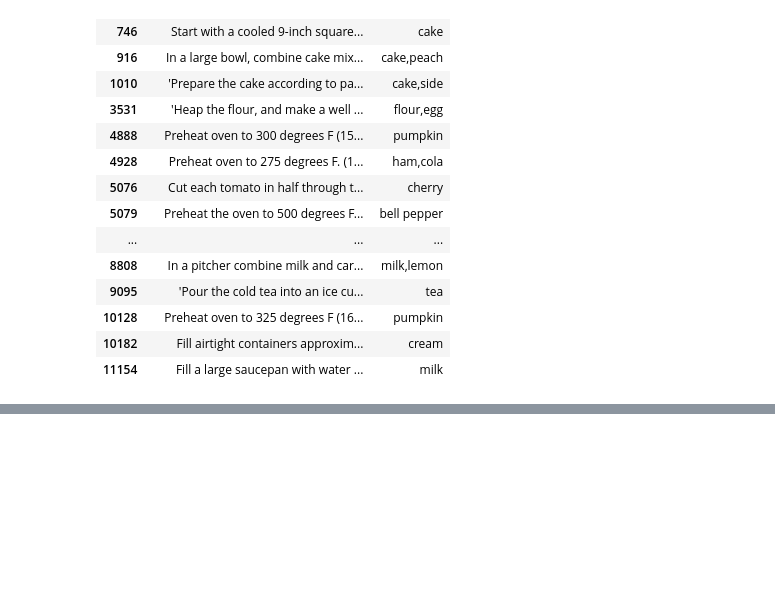
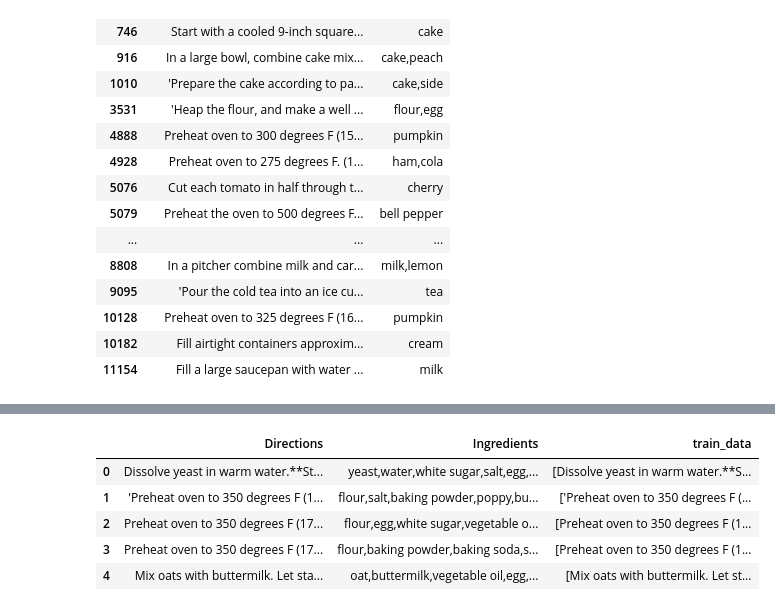
Before and after one commit to sofiaElenaHopartean/NLP_recipes, a Jupyter notebook: recipes.ipynb, the cells around one changed output, grey strips where cells are left out. Drawn from its saved outputs; the diff is of its cells as text; code cells hidden in the pictures; blank space fills up the shorter version.

```diff
--- a/recipes.ipynb
+++ b/recipes.ipynb
@@ -153,0 +283,46 @@ recipes_df_small.iloc[[i for i, _ in small_ingreds]]
+# %%
+ingredients_not_found_in_sent = []
+ingredients_found_multiple_times_in_sent = []
+examples = []
+
+# ? ingred is space
+
+def define_ent_in_sentence(sentence, ingredients):
+  ents= []
+  ingred_not_found = 0
+  samples = []
+  for _ingred in ingredients.split(","):
+    start_pos = sentence.find(_ingred)
+    if ( start_pos != -1):
+      ents.append((start_pos, start_pos+len(_ingred), "INGREDIENT"))
+    else:
+      splited_ingred = _ingred.split()
+      found_one = False
+      for _split_ingrd in splited_ingred:
+        start_pos = sentence.find(_split_ingrd)
+        if ( start_pos != -1):
+          ents.append((start_pos, start_pos+len(_split_ingrd), "INGREDIENT"))
+          found_one = True
+      if not found_one:
+        # if len(examples) < 20:
+        samples.append(_ingred)
+        ingred_not_found += 1
+
+  if ingred_not_found > 0:
+    # if len(examples) < 20:
+    examples.append((sentence, samples))
+    ingredients_not_found_in_sent.append(ingred_not_found)
+
+  return [sentence, {'entities': ents}]
+
+recipes_df_small['train_data']= np.vectorize(define_ent_in_sentence)(\
+                                recipes_df_small['Directions'],
+                                recipes_df_small['Ingredients'])
+recipes_df_small.head()
+# %% [output]
+|  | Directions | Ingredients | train_data |
+| 0 | Dissolve yeast in warm water.**St... | yeast,water,white sugar,salt,egg,... | [Dissolve yeast in warm water.**S... |
+| 1 | 'Preheat oven to 350 degrees F (1... | flour,salt,baking powder,poppy,bu... | ['Preheat oven to 350 degrees F (... |
+| 2 | Preheat oven to 350 degrees F (17... | flour,egg,white sugar,vegetable o... | [Preheat oven to 350 degrees F (1... |
+| 3 | Preheat oven to 350 degrees F (17... | flour,baking powder,baking soda,s... | [Preheat oven to 350 degrees F (1... |
+| 4 | Mix oats with buttermilk. Let sta... | oat,buttermilk,vegetable oil,egg,... | [Mix oats with buttermilk. Let st... |
```
Also changed, not shown: parts of 24 cells of this notebook.
